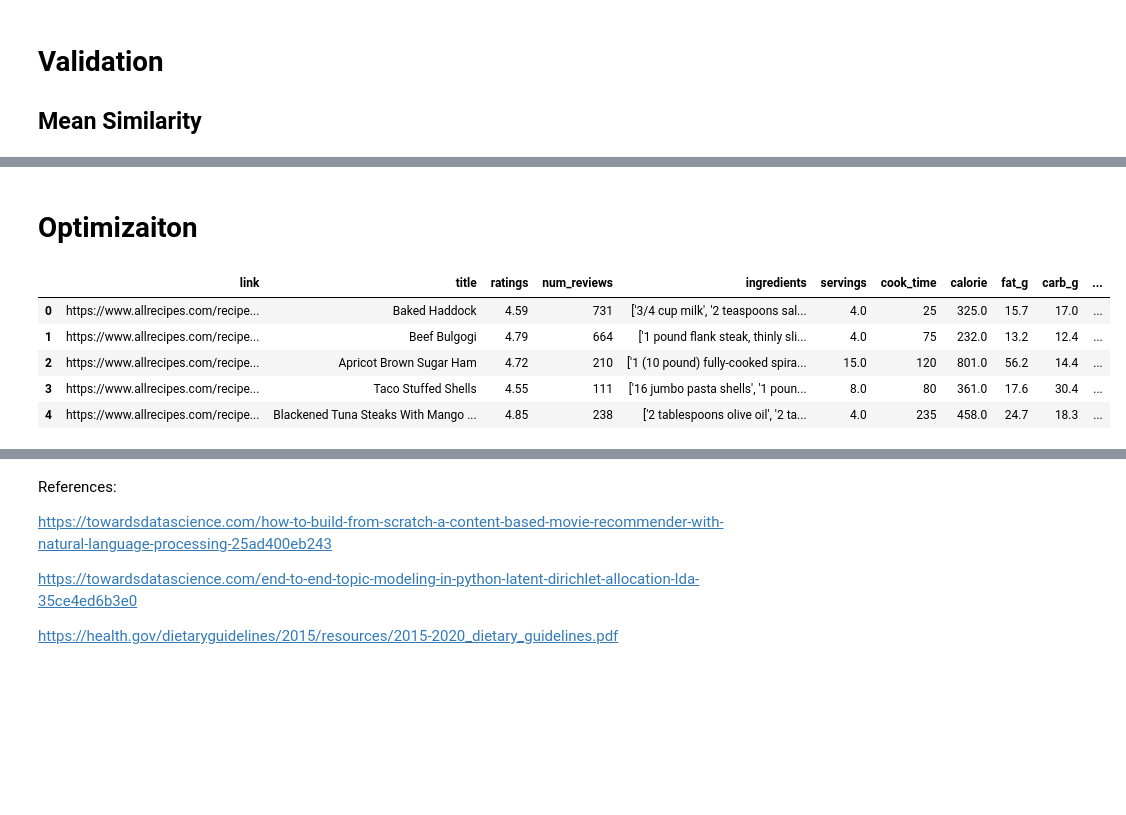
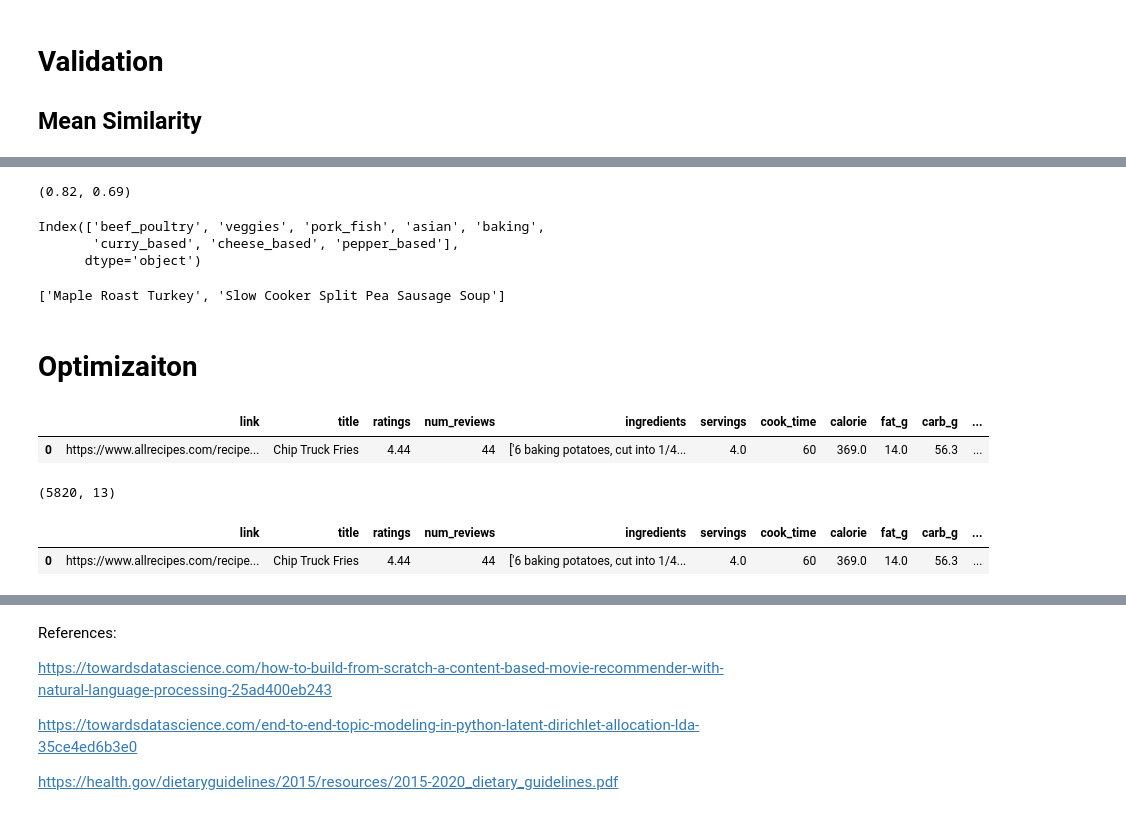
Before and after one commit to yangli53/happy_meals, a Jupyter notebook: Recommender.ipynb, the cells around one changed output, grey strips where cells are left out. Drawn from its saved outputs; the diff is of its cells as text; code cells hidden in the pictures; blank space fills up the shorter version.

```diff
--- a/Recommender.ipynb
+++ b/Recommender.ipynb
@@ -103,12 +241,35 @@ mean_similarity(total_rec_recipes)
+# %%
+np.round(np.mean(content_means), 2), np.round(np.mean(rank_means), 2)
+# %% [output]
+(0.82, 0.69)
+# %%
+lda_matrix.columns
+# %% [output]
+Index(['beef_poultry', 'veggies', 'pork_fish', 'asian', 'baking',
+       'curry_based', 'cheese_based', 'pepper_based'],
+      dtype='object')
+# %%
+lda_matrix['beef_poultry'].sort_values(ascending=False).index.tolist()[:2]
+# %% [output]
+['Maple Roast Turkey', 'Slow Cooker Split Pea Sausage Soup']
 # %% [markdown]
 # Optimizaiton
 # %%
 df = pd.read_csv('recipe_clean.csv')
-df.head()
+df.head(1)
 # %% [output]
 |  | link | title | ratings | num_reviews | ingredients | servings | cook_time | calorie | fat_g | carb_g | ... |
-| 0 | https://www.allrecipes.com/recipe... | Baked Haddock | 4.59 | 731 | ['3/4 cup milk', '2 teaspoons sal... | 4.0 | 25 | 325.0 | 15.7 | 17.0 | ... |
-| 1 | https://www.allrecipes.com/recipe... | Beef Bulgogi | 4.79 | 664 | ['1 pound flank steak, thinly sli... | 4.0 | 75 | 232.0 | 13.2 | 12.4 | ... |
-| 2 | https://www.allrecipes.com/recipe... | Apricot Brown Sugar Ham | 4.72 | 210 | ['1 (10 pound) fully-cooked spira... | 15.0 | 120 | 801.0 | 56.2 | 14.4 | ... |
-| 3 | https://www.allrecipes.com/recipe... | Taco Stuffed Shells | 4.55 | 111 | ['16 jumbo pasta shells', '1 poun... | 8.0 | 80 | 361.0 | 17.6 | 30.4 | ... |
-| 4 | https://www.allrecipes.com/recipe... | Blackened Tuna Steaks With Mango ... | 4.85 | 238 | ['2 tablespoons olive oil', '2 ta... | 4.0 | 235 | 458.0 | 24.7 | 18.3 | ... |
+| 0 | https://www.allrecipes.com/recipe... | Chip Truck Fries | 4.44 | 44 | ['6 baking potatoes, cut into 1/4... | 4.0 | 60 | 369.0 | 14.0 | 56.3 | ... |
+# %%
+df.shape
+# %% [output]
+(5820, 13)
+# %%
+# add macronutrient ratios
+df['fat_ratio'] = np.round(df.fat_g * 9 / df.calorie, 2)
+df['protein_ratio'] = np.round(df.protein_g * 4 / df.calorie, 2)
+df['carb_ratio'] = 1 - df['fat_ratio'] - df['protein_ratio']
+df.head(1)
+# %% [output]
+|  | link | title | ratings | num_reviews | ingredients | servings | cook_time | calorie | fat_g | carb_g | ... |
+| 0 | https://www.allrecipes.com/recipe... | Chip Truck Fries | 4.44 | 44 | ['6 baking potatoes, cut into 1/4... | 4.0 | 60 | 369.0 | 14.0 | 56.3 | ... |
```
Also changed, not shown: parts of 27 cells of this notebook, 21 other files.
